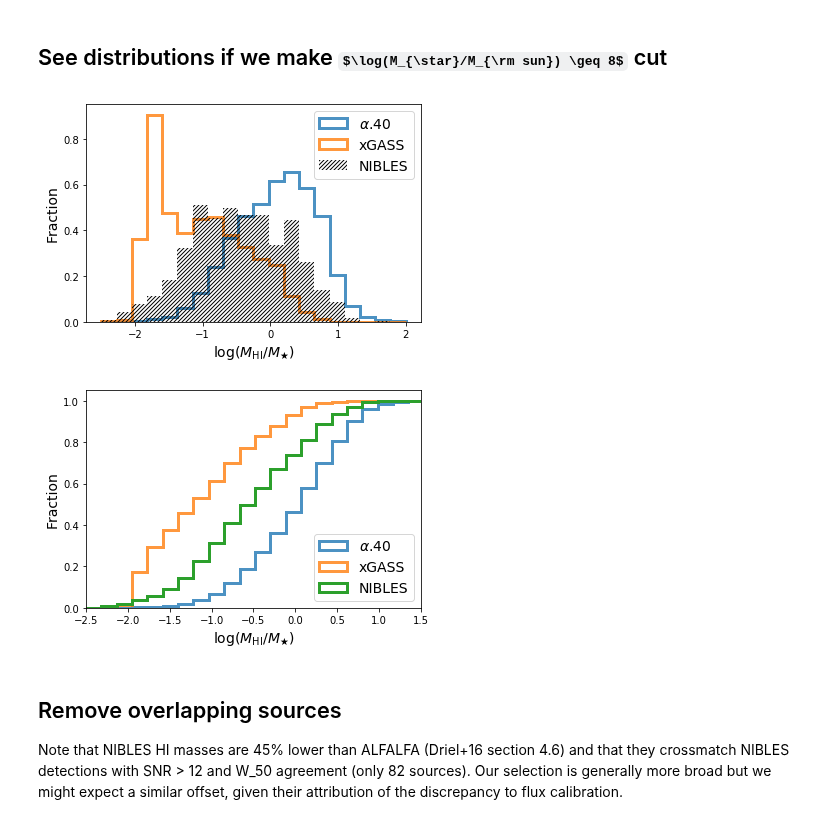
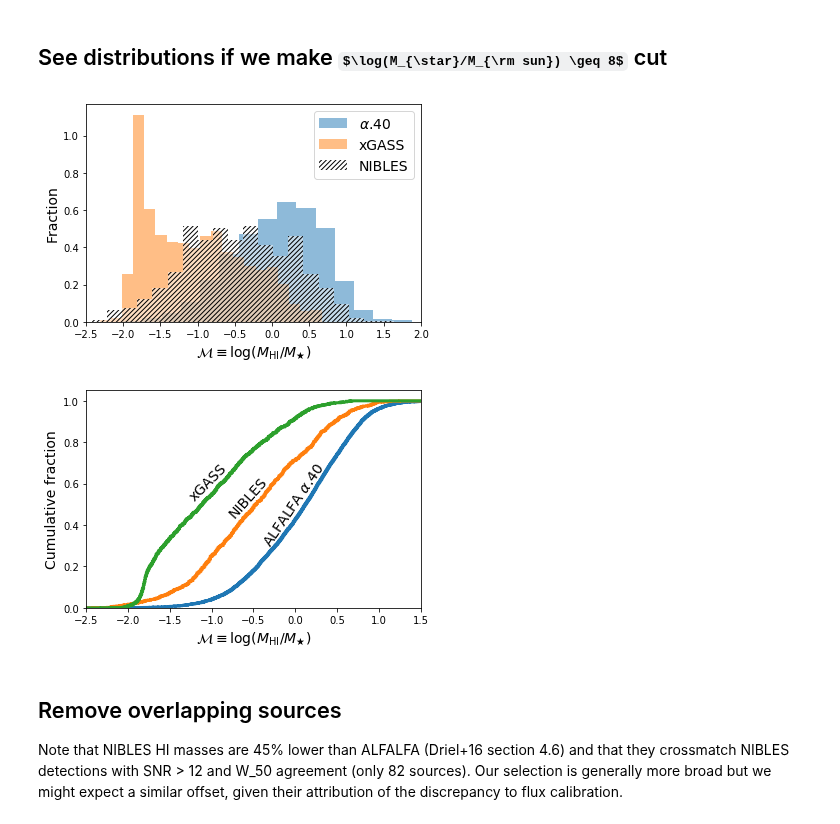
Before and after one commit to jwuphysics/HI-convnets, a Jupyter notebook: notebook/updates/00. Exploring the NIBLES test set.ipynb, the cells around one changed output. Cells and saved outputs as stored; diff of their text form; code cells hidden in the pictures; some formulas as TeX source.

```diff
--- a/notebook/updates/00. Exploring the NIBLES test set.ipynb
+++ b/notebook/updates/00. Exploring the NIBLES test set.ipynb
@@ -114,30 +117,41 @@ Obviously we won't be able to predict the strongly out of distribution samples
 # %%
 nhi = nibles[nibles['log(M*)'] >= 8]
 # %%
-plt.hist(a40.logfgas, alpha=0.8, density=1, bins=20, range=[-2.5, 2.], histtype='step', lw=3, label=r'$\alpha$.40')
-plt.hist(xg.lgGF, alpha=0.8, density=1, bins=20, range=[-2.5, 2.], histtype='step', lw=3, label='xGASS')
-plt.hist(nhi['log(MHI/M*)'], alpha=0., density=1, bins=20, range=[-2.5, 2.], label='NIBLES', hatch='//////')
+plt.hist(a40.logfgas, density=1, bins=20, label=r'$\alpha$.40', alpha=0.5, hatch='')
+plt.hist(xg.lgGF, density=1, bins=20,  label='xGASS', alpha=0.5, )
+plt.hist(nhi['log(MHI/M*)'], density=1, bins=20, label='NIBLES',  alpha=0.5, hatch='/////', facecolor='w')
 
-plt.xlabel(r'$\log(M_{\rm HI}/M_★)$', fontsize=14)
+
+plt.xlabel(r'$\mathcal{M} \equiv \log(M_{\rm HI}/M_★)$', fontsize=14)
 plt.ylabel('Fraction', fontsize=14)
 plt.legend(fontsize=14)
 
+plt.xlim(-2.5, 2.)
+
 plt.savefig(f'{PATH}/results/figures-updated/fgas_distribution_histogram.pdf')
 # %% [output]
-[figure, old version]
+[figure, new version]
 # %%
-plt.hist(a40.logfgas, cumulative=True, alpha=0.8, density=1, bins=30, range=[-2.5, 3.], histtype='step', lw=3, label=r'$\alpha$.40')
-plt.hist(xg.lgGF, cumulative=True, alpha=0.8, density=1, bins=30, range=[-2.5, 3.], histtype='step', lw=3, label='xGASS')
-plt.hist(nhi['log(MHI/M*)'], cumulative=True, density=1, bins=30, range=[-2.5, 3.], histtype='step', lw=3, label='NIBLES')
+plt.hist(a40.logfgas, cumulative=True, density=1, bins=1000, range=[-2.5, 3.], histtype='step', lw=3, label=r'$\alpha$.40')
+plt.hist(nhi['log(MHI/M*)'], cumulative=True, density=1, bins=1000, range=[-2.5, 3.], histtype='step', lw=3, label='NIBLES')
+plt.hist(xg.lgGF, cumulative=True, density=1, bins=1000, range=[-2.5, 3.], histtype='step', lw=3, label='xGASS')
 
-plt.xlabel(r'$\log(M_{\rm HI}/M_★)$', fontsize=14)
-plt.ylabel('Fraction', fontsize=14)
+plt.xlabel(r'$\mathcal{M} \equiv \log(M_{\rm HI}/M_★)$', fontsize=14)
+plt.ylabel('Cumulative fraction', fontsize=14)
 plt.xlim(-2.5, 1.5)
-plt.legend(fontsize=14, loc='lower right')
+
+# handles, labels = plt.gca().get_legend_handles_labels()
+# new_handles = [matplotlib.lines.Line2D([], [], c=h.get_edgecolor(), lw=4) for h in handles]
+# plt.legend(handles=new_handles, labels=labels, fontsize=14, loc='upper left')
+
+plt.text(-1.3, 0.52, 'xGASS', fontsize=14, rotation=45)
+plt.text(-0.82, 0.44, 'NIBLES', fontsize=14, rotation=48)
+plt.text(-0.41, 0.3, r'ALFALFA $\alpha$.40', fontsize=14, rotation=56)
+
 
 plt.savefig(f'{PATH}/results/figures-updated/fgas_cdf.pdf')
 # %% [output]
-[figure, old version]
+[figure, new version]
 # %% [markdown]
 ## Remove overlapping sources
 
```
Also changed, not shown: parts of 5 cells of this notebook, 1 other file.
